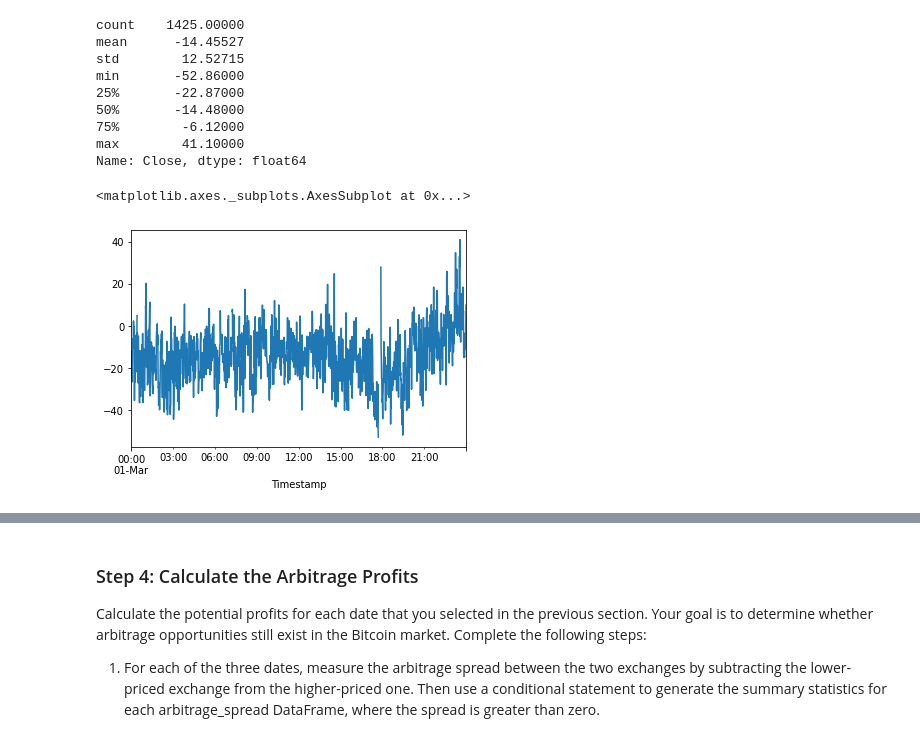
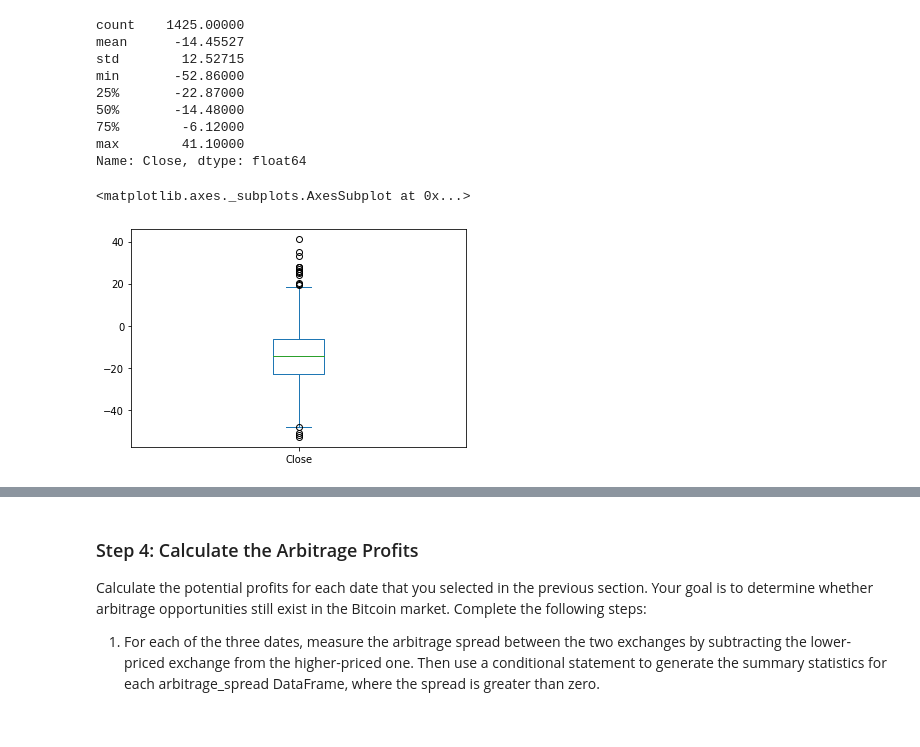
Before and after one commit to willco-1/crypto-arbitrage-challenge, a Jupyter notebook: crypto_arbitrage.ipynb, the cells around one changed output, grey strips where cells are left out. Saved outputs shown, nothing was run; the diff lists cells and outputs as text; code cells hidden in the pictures.

```diff
--- a/crypto_arbitrage.ipynb
+++ b/crypto_arbitrage.ipynb
@@ -362,10 +361,10 @@ Name: Close, dtype: float64
 # %%
 # Visualize the arbitrage spread from the middle of the dataset in a box plot
 # YOUR CODE HERE
-arbitrage_spread_middle.plot()
+arbitrage_spread_middle.plot(kind='box')
 # %% [output]
 <matplotlib.axes._subplots.AxesSubplot at 0x...>
-[figure, old version]
+[figure, new version]
 # %%
 # Create an overlay plot that visualizes the two dataframes over a period of one day from late in the dataset.
 # Be sure that the plots include the parameters `legend`, `figsize`, `title`, `color` and `label`
```
Also changed, not shown: parts of 10 cells of this notebook.
